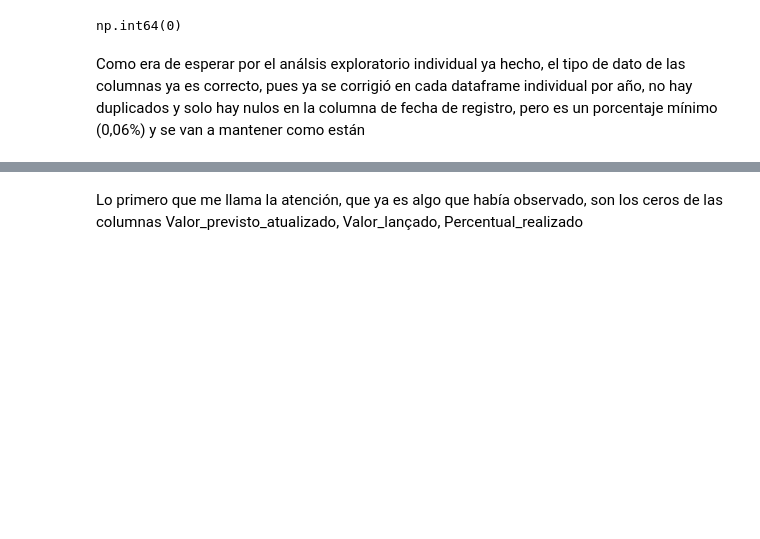
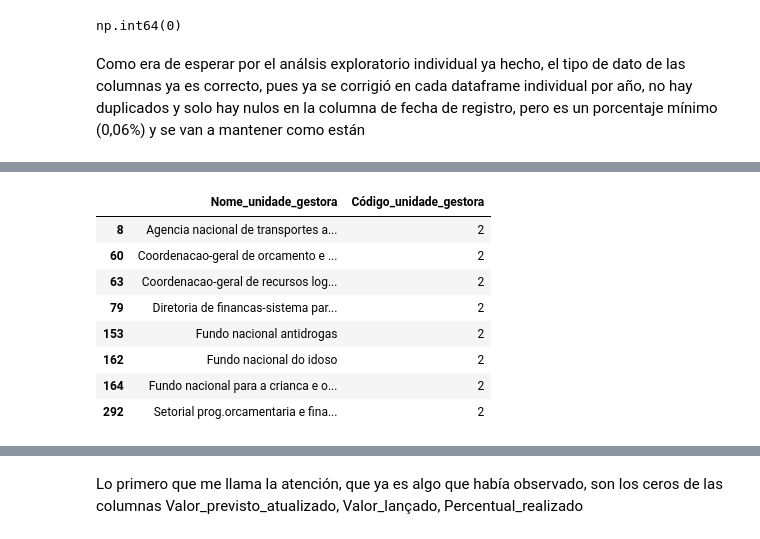
Before and after one commit to raquelscv/Proyecto2-AnalisisPandas, a Jupyter notebook: Eda_Final.ipynb, the cells around one changed output, grey strips where cells are left out. Cells and saved outputs as stored; diff of their text form; code cells hidden in the pictures; blank space fills up the shorter version.

```diff
--- a/Eda_Final.ipynb
+++ b/Eda_Final.ipynb
@@ -139,0 +160,15 @@ len(df["Nome_unidade_gestora"].unique())
+# %%
+#cuenta los codigos unicos para cada unidad gestora
+unicos_nombre_gestora = df.groupby("Nome_unidade_gestora")["Código_unidade_gestora"].nunique()
+unicos_nombre_gestora = unicos_nombre_gestora.reset_index()
+unicos_nombre_gestora[unicos_nombre_gestora["Código_unidade_gestora"] == 2]
+# %% [output]
+|  | Nome_unidade_gestora | Código_unidade_gestora |
+| 8 | Agencia nacional de transportes a... | 2 |
+| 60 | Coordenacao-geral de orcamento e ... | 2 |
+| 63 | Coordenacao-geral de recursos log... | 2 |
+| 79 | Diretoria de financas-sistema par... | 2 |
+| 153 | Fundo nacional antidrogas | 2 |
+| 162 | Fundo nacional do idoso | 2 |
+| 164 | Fundo nacional para a crianca e o... | 2 |
+| 292 | Setorial prog.orcamentaria e fina... | 2 |
```
Also changed, not shown: parts of 60 cells of this notebook, 1 other file.
